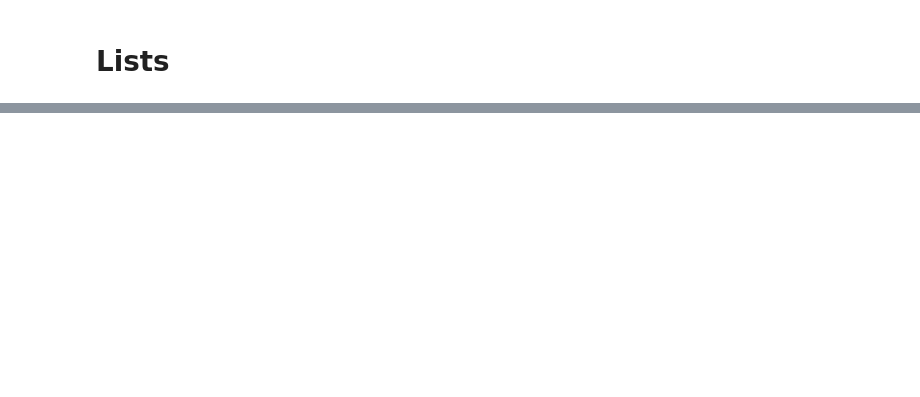
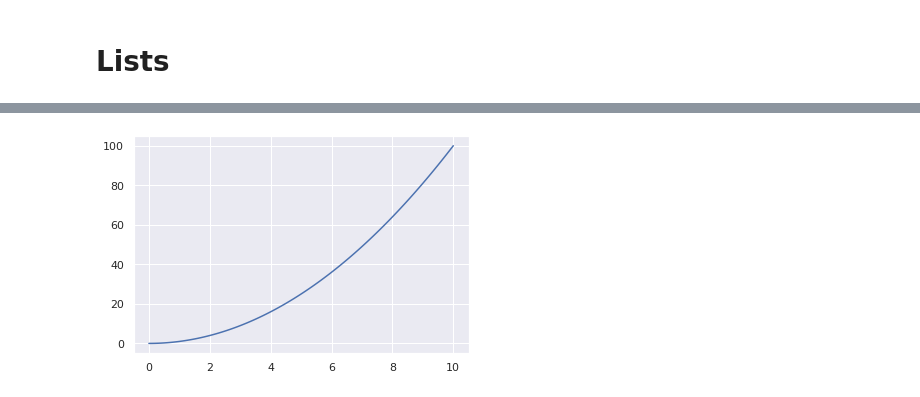
Before and after one commit to Sairam-04/Python, a Jupyter notebook: Python.ipynb, the cells around one changed output, grey strips where cells are left out. Saved outputs shown, nothing was run; the diff lists cells and outputs as text; code cells hidden in the pictures; blank space fills up the shorter version.

```diff
--- a/Python.ipynb
+++ b/Python.ipynb
@@ -1560,0 +727,5 @@ print(sum)
+# %%
+sns.lineplot(x,y)
+plt.show()
+# %% [output]
+[figure, added]
```
Also changed, not shown: parts of 489 cells of this notebook.
